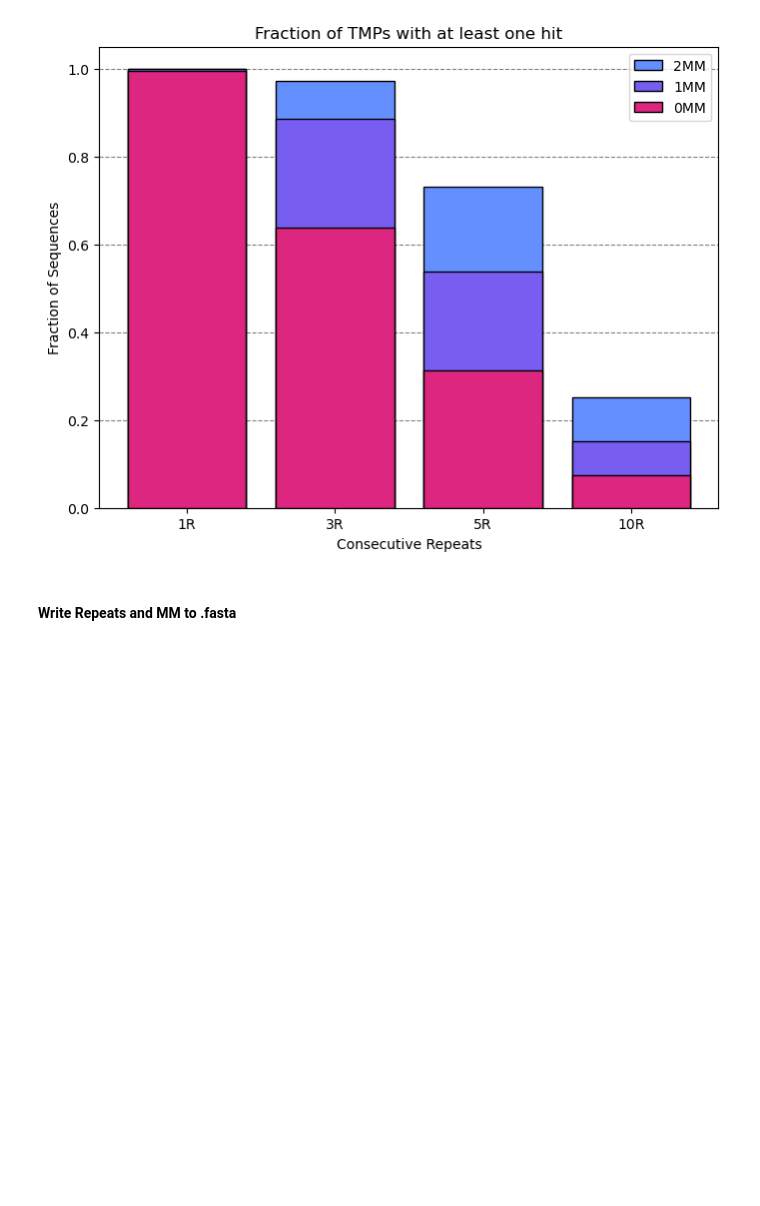
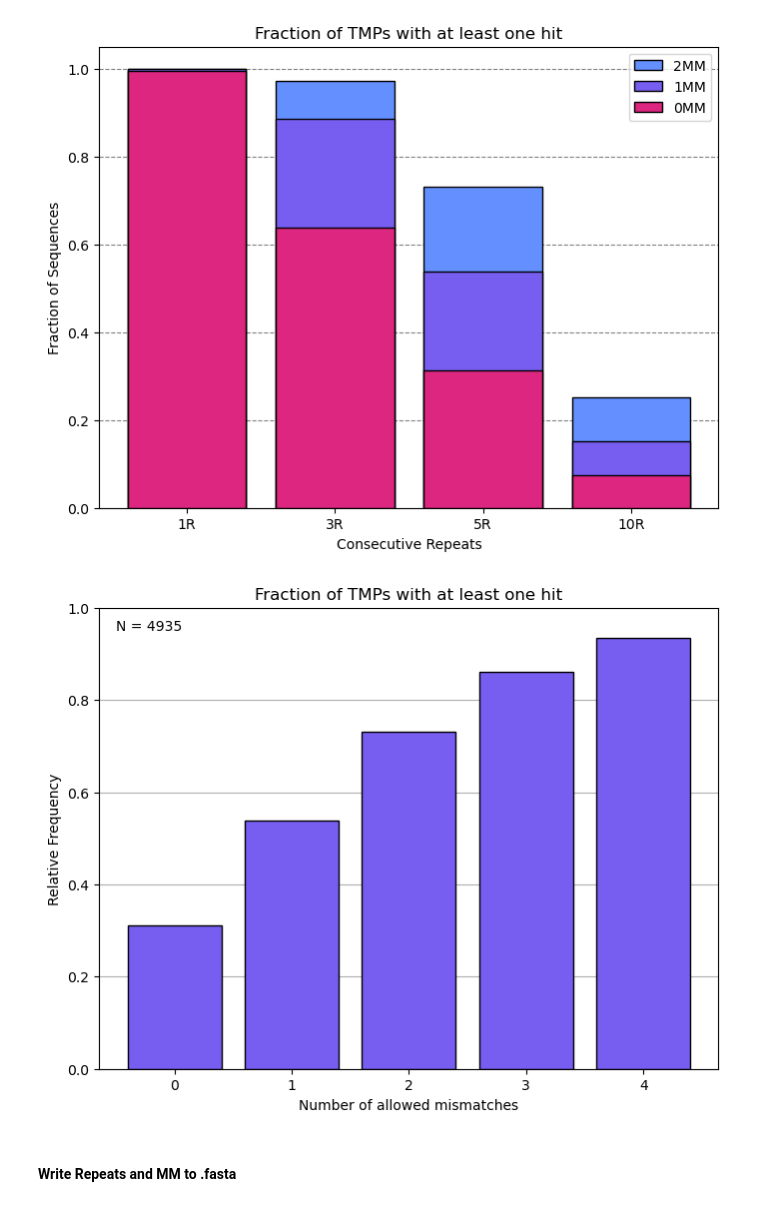
Before and after one commit to donEnno/hendecads, a Jupyter notebook: 1_RegEx/regEx_analysis.ipynb, the cells around one changed output. Saved outputs shown, nothing was run; the diff lists cells and outputs as text; code cells hidden in the pictures; blank space fills up the shorter version.

```diff
--- a/1_RegEx/regEx_analysis.ipynb
+++ b/1_RegEx/regEx_analysis.ipynb
@@ -202,13 +187,13 @@ df[(df['5R_1MM_n'] > 0) & (df['c'] == 0)][['id', '5R_1MM_seq']]
 # %%
 # drop col0, col1, col2 since they are now redundant
-df.drop(columns=col0 + col1 + col2, inplace=True)
+df.drop(columns=fiver_col, inplace=True)  # col0 + col1 + col2
 
-df.to_csv('/home/enno/uni/SS24/thesis/1_RegEx/0_data/regEx.csv', index=False)
+df.to_csv('/home/enno/uni/SS24/thesis/1_RegEx/0_data/regEx_5R.csv', index=False)
 # %% [markdown]
 #### Visualize for TMPs
 # %%
-mm = ['2MM', '1MM', '0MM']
-rr = ['1R', '3R', '5R', '10R']
+mm = ['4MM', '3MM', '2MM', '1MM', '0MM']
+rr = ['5R']  # '1R', '3R', '5R', '10R'
 
 palette = ['#648FFF', '#785EF0', '#DC267F']
 
@@ -224,7 +209,7 @@ for ix, mx in enumerate(mm):
     length_10R = len(df[(df['c'] == 0) & (df[f'10R_{mx}_n'] > 0)])
 
     # Create the bar plot
-    labels = ['Total', '1R', '3R', '5R', '10R']
+    labels = ['5R']  # ['Total', '1R', '3R', '5R', '10R']
     lengths = [total_length, length_1R, length_3R, length_5R, length_10R]
 
     plt.bar(labels, lengths, edgecolor='black', label=mx, color=palette[ix])
@@ -258,6 +227,6 @@ df[df['c'] == 0]
 # %%
 mm = ['2MM', '1MM', '0MM']
-rr = ['1R', '3R', '5R', '10R']
+rr = ['5R']  # ['1R', '3R', '5R', '10R']
 
 palette = ['#648FFF', '#785EF0', '#DC267F']
 
@@ -273,7 +242,7 @@ for ix, mx in enumerate(mm):
     length_10R = len(df[(df['c'] == 0) & (df[f'10R_{mx}_n'] > 0)])
 
     # Create the bar plot
-    labels = ['1R', '3R', '5R', '10R']
+    labels = ['5R']  # ['Total', '1R', '3R', '5R', '10R']
     lengths = [length_1R/total_length, length_3R/total_length, length_5R/total_length, length_10R/total_length]
 
     plt.bar(labels, lengths, edgecolor='black', label=mx, color=palette[ix])
@@ -289,6 +258,29 @@ plt.ylabel('Fraction of Sequences')
 plt.show()
 # %% [output]
 [figure]
+# %%
+lengths = []
+for mx in range(0, 5):
+    length = len(df[(df['c'] == 0) & (df[f'5R_{mx}MM_n'] > 0)])
+    lengths.append(length)
+# %%
+fig, ax = plt.subplots(figsize=(8, 6))
+
+plt.bar(x=list(range(5)), height=np.array(lengths) / len(df[df['c'] == 0]), edgecolor='black', color='#785EF0')
+
+plt.xlabel('Number of allowed mismatches')
+plt.ylabel('Relative Frequency')
+
+ax.set_axisbelow(True)
+plt.grid(axis='y')
+plt.ylim(0, 1)
+
+n_tmp = len(df[df['c'] == 0])
+plt.text(-0.5, 0.95, f'N = {n_tmp}')
+plt.title('Fraction of TMPs with at least one hit')
+plt.show()
+# %% [output]
+[figure, added]
 # %% [markdown]
 #### Write Repeats and MM to .fasta
 # %%
```
Also changed, not shown: parts of 13 cells of this notebook, 40 other files.
